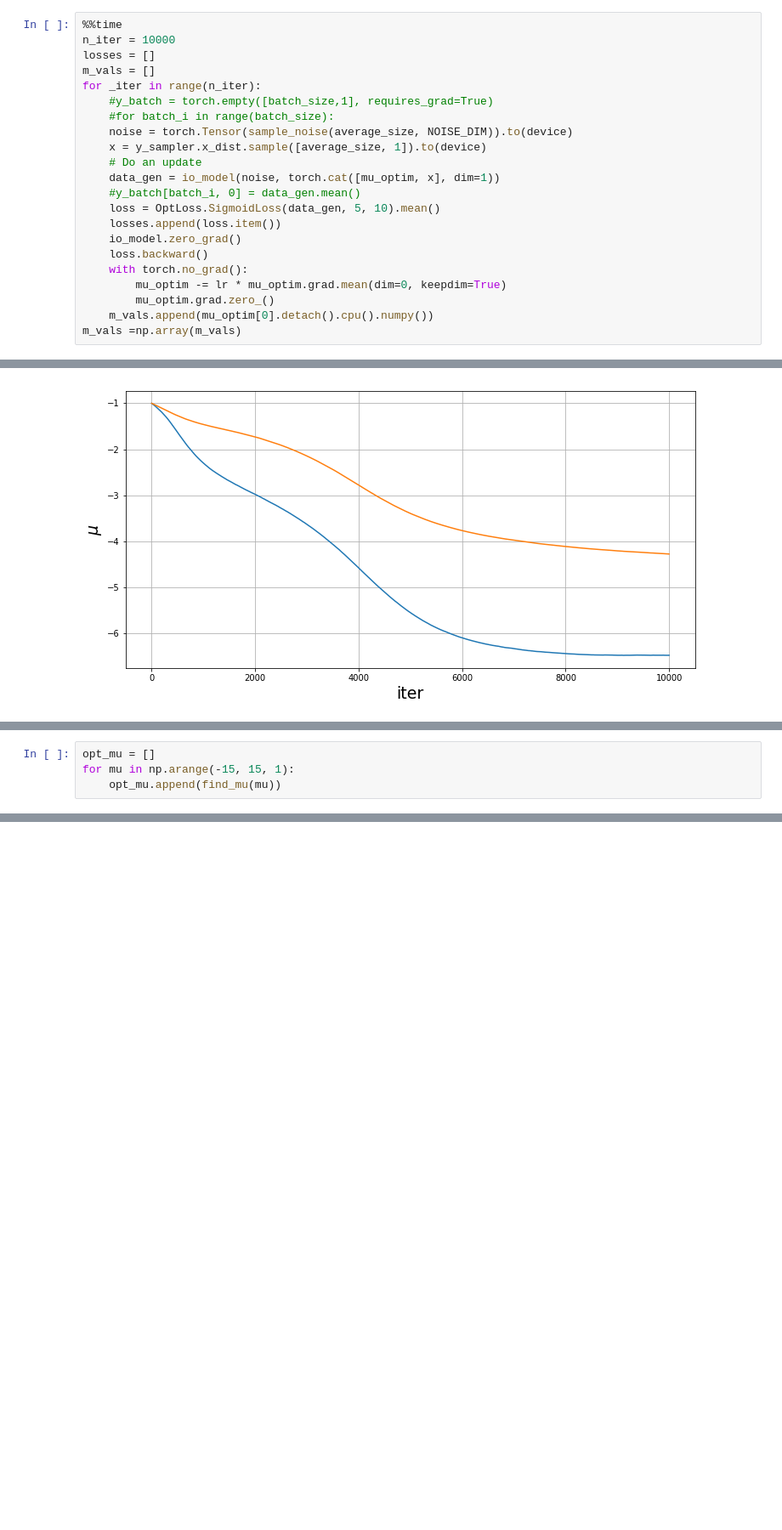
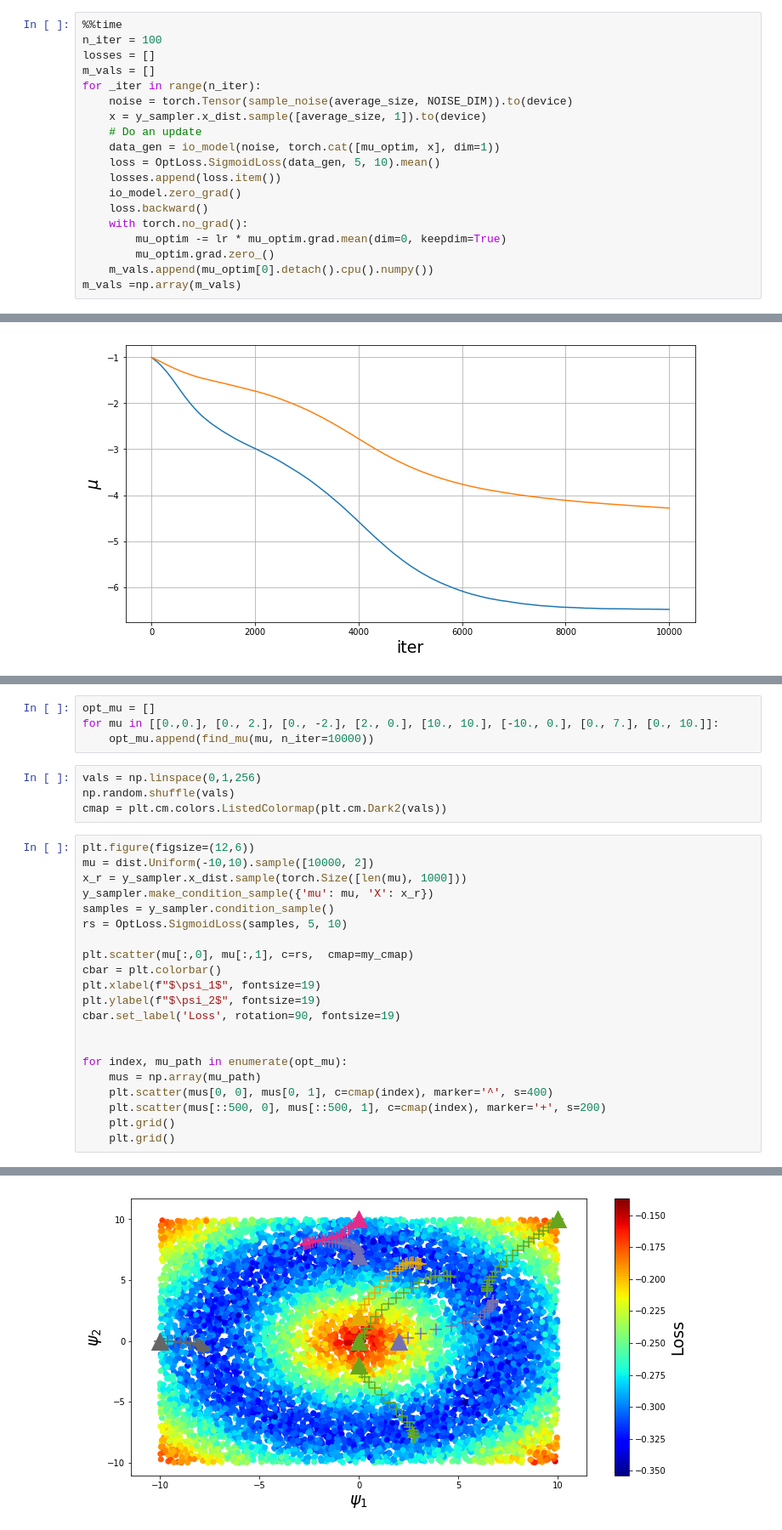
Before and after one commit to SchattenGenie/diff-surrogate, a Jupyter notebook: gan/optimisation_2d.ipynb, the cells around one changed output, grey strips where cells are left out. Shown at 85% size. Cells and saved outputs as stored; diff of their text form; blank space fills up the shorter version.

```diff
--- a/gan/optimisation_2d.ipynb
+++ b/gan/optimisation_2d.ipynb
@@ -256,17 +223,14 @@ mu_optim = mu_optim.repeat(average_size, 1).to(device)
 mu_optim.requires_grad=True
 # %%
 %%time
-n_iter = 10000
+n_iter = 100
 losses = []
 m_vals = []
 for _iter in range(n_iter):
-    #y_batch = torch.empty([batch_size,1], requires_grad=True)
-    #for batch_i in range(batch_size):
     noise = torch.Tensor(sample_noise(average_size, NOISE_DIM)).to(device)
     x = y_sampler.x_dist.sample([average_size, 1]).to(device)
     # Do an update
     data_gen = io_model(noise, torch.cat([mu_optim, x], dim=1))
-    #y_batch[batch_i, 0] = data_gen.mean()
     loss = OptLoss.SigmoidLoss(data_gen, 5, 10).mean()
     losses.append(loss.item())
     io_model.zero_grad()
@@ -329,4 +287,0 @@ def find_mu(init_mu, n_iter=100000):
-# %%
-opt_mu = []
-for mu in np.arange(-15, 15, 1):
-    opt_mu.append(find_mu(mu))
@@ -341,0 +288,30 @@ Text(0.5, 0, '$\\mu_{initial}$')
+# %%
+opt_mu = []
+for mu in [[0.,0.], [0., 2.], [0., -2.], [2., 0.], [10., 10.], [-10., 0.], [0., 7.], [0., 10.]]:
+    opt_mu.append(find_mu(mu, n_iter=10000))
+# %%
+vals = np.linspace(0,1,256)
+np.random.shuffle(vals)
+cmap = plt.cm.colors.ListedColormap(plt.cm.Dark2(vals))
+# %%
+plt.figure(figsize=(12,6))
+mu = dist.Uniform(-10,10).sample([10000, 2])
+x_r = y_sampler.x_dist.sample(torch.Size([len(mu), 1000]))
+y_sampler.make_condition_sample({'mu': mu, 'X': x_r})
+samples = y_sampler.condition_sample()
+rs = OptLoss.SigmoidLoss(samples, 5, 10)
+
+plt.scatter(mu[:,0], mu[:,1], c=rs,  cmap=my_cmap)
+cbar = plt.colorbar()
+plt.xlabel(f"$\psi_1$", fontsize=19)
+plt.ylabel(f"$\psi_2$", fontsize=19)
+cbar.set_label('Loss', rotation=90, fontsize=19)
+
+
+for index, mu_path in enumerate(opt_mu):
+    mus = np.array(mu_path)
+    plt.scatter(mus[0, 0], mus[0, 1], c=cmap(index), marker='^', s=400)
+    plt.scatter(mus[::500, 0], mus[::500, 1], c=cmap(index), marker='+', s=200)
+    plt.grid()
+    plt.grid()
+# %% [output]
@@ -341,0 +334 @@ Text(0.5, 0, '$\\mu_{initial}$')
+[figure, added]
```
Also changed, not shown: parts of 22 cells of this notebook, 11 other files.
